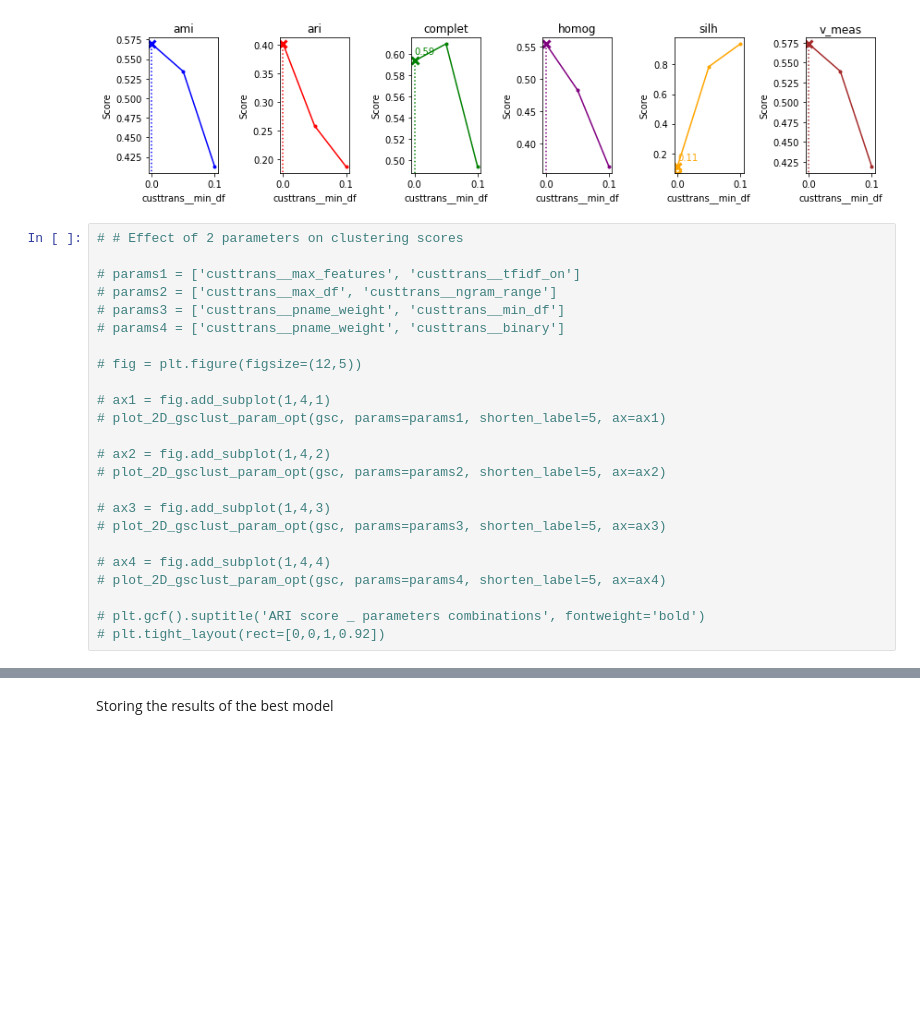
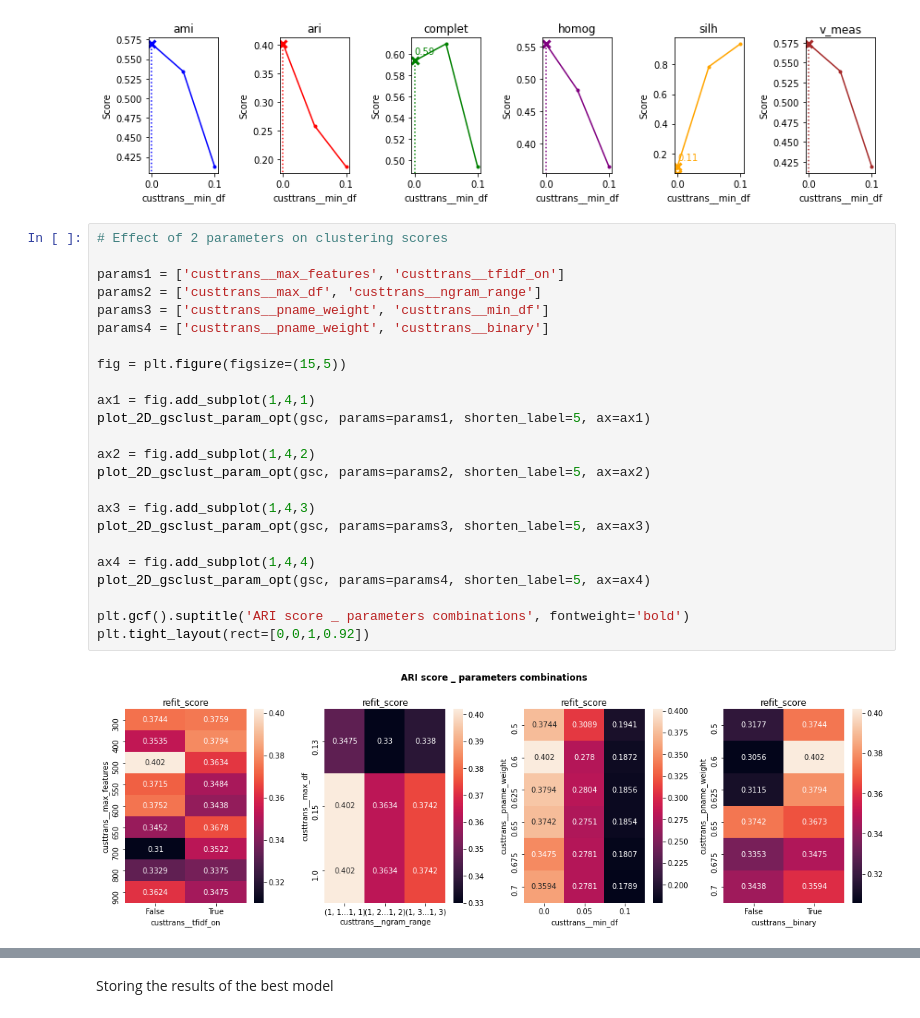
Before and after one commit to SmellyArmure/OC_DS_Project6, a Jupyter notebook: NOTEBOOK/P6_Cleaning_NLP.ipynb, the cells around one changed output, grey strips where cells are left out. Saved outputs shown, nothing was run; the diff lists cells and outputs as text; blank space fills up the shorter version.

```diff
--- a/NOTEBOOK/P6_Cleaning_NLP.ipynb
+++ b/NOTEBOOK/P6_Cleaning_NLP.ipynb
@@ -509,27 +517,29 @@ plot_gsc_multi_scores(gsc=gsc, param='custtrans__min_df', title=None,
 [figure]
 [figure]
 # %%
-# # Effect of 2 parameters on clustering scores
+# Effect of 2 parameters on clustering scores
 
-# params1 = ['custtrans__max_features', 'custtrans__tfidf_on']
-# params2 = ['custtrans__max_df', 'custtrans__ngram_range']
-# params3 = ['custtrans__pname_weight', 'custtrans__min_df']
-# params4 = ['custtrans__pname_weight', 'custtrans__binary']
+params1 = ['custtrans__max_features', 'custtrans__tfidf_on']
+params2 = ['custtrans__max_df', 'custtrans__ngram_range']
+params3 = ['custtrans__pname_weight', 'custtrans__min_df']
+params4 = ['custtrans__pname_weight', 'custtrans__binary']
 
-# fig = plt.figure(figsize=(12,5))
+fig = plt.figure(figsize=(15,5))
 
-# ax1 = fig.add_subplot(1,4,1)
-# plot_2D_gsclust_param_opt(gsc, params=params1, shorten_label=5, ax=ax1)
+ax1 = fig.add_subplot(1,4,1)
+plot_2D_gsclust_param_opt(gsc, params=params1, shorten_label=5, ax=ax1)
 
-# ax2 = fig.add_subplot(1,4,2)
-# plot_2D_gsclust_param_opt(gsc, params=params2, shorten_label=5, ax=ax2)
+ax2 = fig.add_subplot(1,4,2)
+plot_2D_gsclust_param_opt(gsc, params=params2, shorten_label=5, ax=ax2)
 
-# ax3 = fig.add_subplot(1,4,3)
-# plot_2D_gsclust_param_opt(gsc, params=params3, shorten_label=5, ax=ax3)
+ax3 = fig.add_subplot(1,4,3)
+plot_2D_gsclust_param_opt(gsc, params=params3, shorten_label=5, ax=ax3)
 
-# ax4 = fig.add_subplot(1,4,4)
-# plot_2D_gsclust_param_opt(gsc, params=params4, shorten_label=5, ax=ax4)
+ax4 = fig.add_subplot(1,4,4)
+plot_2D_gsclust_param_opt(gsc, params=params4, shorten_label=5, ax=ax4)
 
-# plt.gcf().suptitle('ARI score _ parameters combinations', fontweight='bold')
-# plt.tight_layout(rect=[0,0,1,0.92])
+plt.gcf().suptitle('ARI score _ parameters combinations', fontweight='bold')
+plt.tight_layout(rect=[0,0,1,0.92])
+# %% [output]
+[figure, added]
 # %%
```
Also changed, not shown: parts of 84 cells of this notebook, 5 other files.
